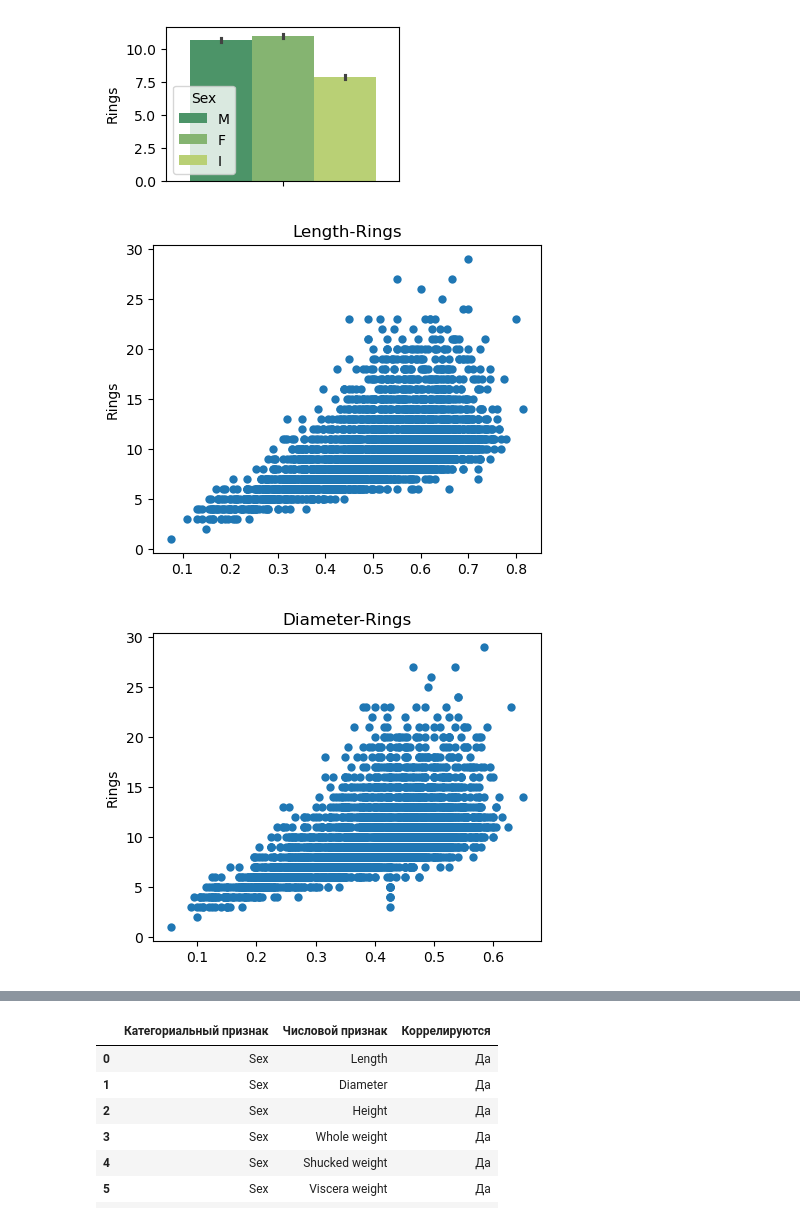
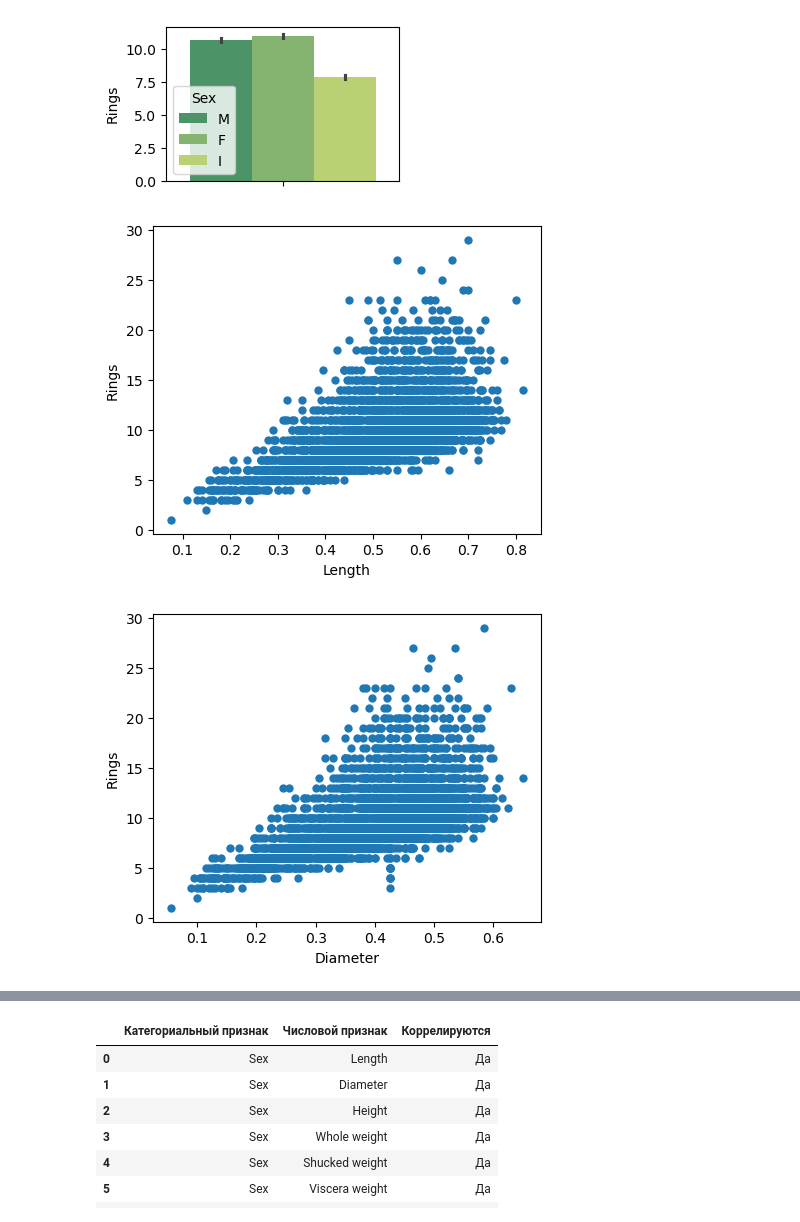
Before and after one commit to borshcheed13/ML_Abalone_Homework, a Jupyter notebook: ML_Abalone_homework.ipynb, the cells around one changed output, grey strips where cells are left out. Drawn from its saved outputs; the diff is of its cells as text; code cells hidden in the pictures.

```diff
--- a/ML_Abalone_homework.ipynb
+++ b/ML_Abalone_homework.ipynb
@@ -174,19 +173,19 @@ plt.show()
 # %%
 plt.figure(figsize=(5,4))
 plt.scatter(df['Length'], df['Rings'], linewidth=0)
+plt.xlabel('Length')
 plt.ylabel('Rings')
-plt.title('Length-Rings')
 plt.show()
 # %% [output]
-[figure, old version]
+[figure, new version]
 # %%
 plt.figure(figsize=(5,4))
 plt.scatter(df['Diameter'], df['Rings'], linewidth=0)
+plt.xlabel('Diameter')
 plt.ylabel('Rings')
-plt.title('Diameter-Rings')
 plt.show()
 # %% [output]
-[figure, old version]
+[figure, new version]
 # %%
 plt.figure(figsize=(5,4))
 plt.scatter(df['Height'], df['Rings'], linewidth=0)
```
Also changed, not shown: parts of 27 cells of this notebook.
